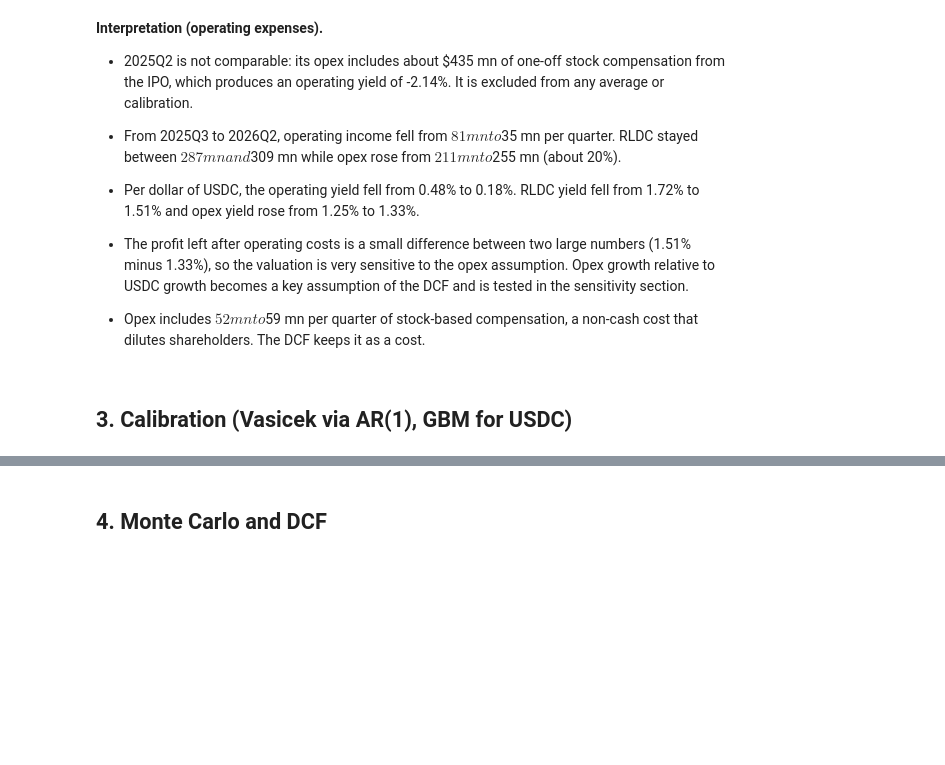
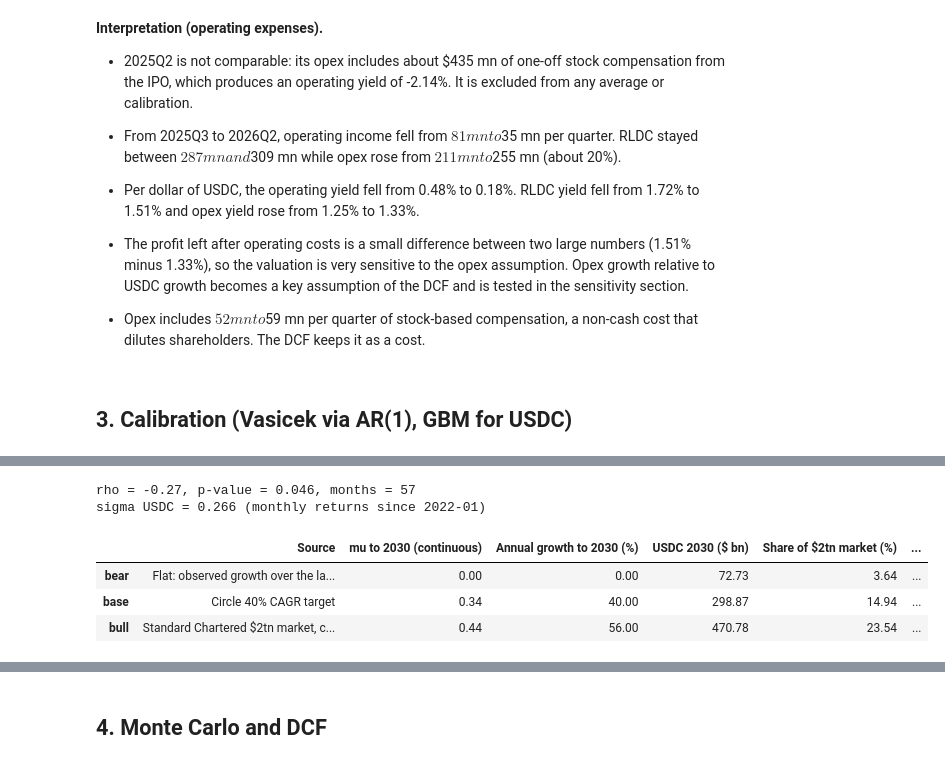
Before and after one commit to ChristopheAbelem/circle-valuation, a Jupyter notebook: notebooks/circle_valuation.ipynb, the cells around one changed output, grey strips where cells are left out. Drawn from its saved outputs; the diff is of its cells as text; code cells hidden in the pictures; blank space fills up the shorter version.

```diff
--- a/notebooks/circle_valuation.ipynb
+++ b/notebooks/circle_valuation.ipynb
@@ -311,0 +313,16 @@ uq[["rldc", "opex", "operating_income", "rldc_yield_pct", "opex_yield_pct", "ope
+# %%
+# Month-end T-bill rate, in % (point-in-time values; the last month, Oct 2026, is partial and is dropped)
+rate_m = tbill["tbill_3m"].resample("ME").last().iloc[:-1]
+dt = 1 / 12  # time between observations, in years
+
+def fit_vasicek(r, dt):
+    """AR(1): r[t+1] = a + b * r[t] + error. Returns the Vasicek parameters."""
+    x, y = r.values[:-1], r.values[1:]
+    b, a = np.polyfit(x, y, 1)                # slope and intercept of the regression
+    s = (y - (a + b * x)).std(ddof=2)         # std of the regression residual
+    kappa = -np.log(b) / dt                   # speed of mean reversion, per year
+    theta = a / (1 - b)                       # long-run mean, in %
+    sigma = s * np.sqrt(2 * kappa / (1 - b**2))  # volatility, in % per sqrt(year)
+    return {"a": a, "b": b, "kappa": kappa, "theta": theta, "sigma": sigma, "half_life_years": np.log(2) / kappa}
+
+pd.Series(fit_vasicek(rate_m, dt))
@@ -311,0 +407,64 @@ uq[["rldc", "opex", "operating_income", "rldc_yield_pct", "opex_yield_pct", "ope
+# %%
+pd.set_option("display.max_colwidth", None)  # show full text in table cells
+
+shocks = pd.DataFrame({"d_rate": rate_m.diff(), "usdc_logret": logret}).loc["2022-01":].dropna()  # same window as sigma
+rho, p_value = stats.pearsonr(shocks["d_rate"], shocks["usdc_logret"])
+sigma_usdc = fit_gbm(logret.loc["2022-01":])["sigma_pct"] / 100  # month-end returns since 2022
+print(f"rho = {rho:.2f}, p-value = {p_value:.3f}, months = {len(shocks)}")
+print(f"sigma USDC = {sigma_usdc:.3f} (monthly returns since 2022-01)")
+
+# USDC growth scenarios. The drift changes with time:
+# stage 1 (now to end 2030): scenario growth; stage 2 (2031 to year 10): linear fade to long-run growth.
+S0 = usdc_bn.iloc[-1]  # USDC supply at END_DATE, $ bn
+T1 = 2031 - 2026.8     # years from late Oct 2026 to end 2030
+HORIZON = 10           # projection horizon, years
+G_LONG = 0.04          # long-run nominal growth: Fed longer-run real GDP 2.0% + PCE inflation 2.0% (Sep 2026 projections)
+STABLE_NOW, STABLE_2030 = 309, 2000  # stablecoin supply now and 2030 forecast, $ bn (Standard Chartered, 14 Oct 2026)
+mu1 = {
+    "bear": 0.0,                                    # flat: last-12-month growth is -3.6% to +2.8% depending on the end dates
+    "base": np.log(1.4),                            # Circle 40% through-cycle CAGR target
+    "bull": np.log(STABLE_2030 / STABLE_NOW) / T1,  # market reaches $2tn, USDC keeps its share
+}
+
+def mu_t(t, m1):
+    """Drift at time t (years): m1 until T1, then linear fade to log(1 + G_LONG) at HORIZON."""
+    m_long = np.log(1 + G_LONG)
+    w = np.clip((t - T1) / (HORIZON - T1), 0, 1)
+    return m1 + (m_long - m1) * w
+
+def expected_usdc(t, m1, n=2001):
+    """E[S_t] = S0 * exp(integral of mu from 0 to t), integral by the trapezoid rule."""
+    s = np.linspace(0, t, n)
+    m = mu_t(s, m1)
+    return S0 * np.exp(((m[1:] + m[:-1]) / 2 * np.diff(s)).sum())
+
+# Everything the simulation needs, in decimals (rates converted from %)
+calib = {
+    "r0": r0 / 100,
+    "rates": {k: {"kappa": v["kappa"], "theta": v["theta"] / 100, "sigma": v["sigma"] / 100} for k, v in params.items()},
+    "S0": S0, "T1": T1, "HORIZON": HORIZON, "G_LONG": G_LONG,
+    "mu1": mu1, "sigma_usdc": sigma_usdc, "rho": rho,
+}
+
+sources = {
+    "bear": "Flat: observed growth over the last 12 months",
+    "base": "Circle 40% CAGR target",
+    "bull": "Standard Chartered $2tn market, constant USDC share",
+}
+scenarios = pd.DataFrame({
+    "Source": sources,
+    "mu to 2030 (continuous)": mu1,
+    "Annual growth to 2030 (%)": {k: (np.exp(m) - 1) * 100 for k, m in mu1.items()},
+    "USDC 2030 ($ bn)": {k: expected_usdc(T1, m) for k, m in mu1.items()},
+    "Share of $2tn market (%)": {k: expected_usdc(T1, m) / STABLE_2030 * 100 for k, m in mu1.items()},
+    "USDC year 10, mean ($ bn)": {k: expected_usdc(HORIZON, m) for k, m in mu1.items()},
+    "USDC year 10, median ($ bn)": {k: expected_usdc(HORIZON, m) * np.exp(-sigma_usdc**2 * HORIZON / 2) for k, m in mu1.items()},
+}).loc[["bear", "base", "bull"]]
+scenarios
+# %% [output]
+rho = -0.27, p-value = 0.046, months = 57
+sigma USDC = 0.266 (monthly returns since 2022-01)
+|  | Source | mu to 2030 (continuous) | Annual growth to 2030 (%) | USDC 2030 ($ bn) | Share of $2tn market (%) | ... |
+| bear | Flat: observed growth over the la... | 0.00 | 0.00 | 72.73 | 3.64 | ... |
+| base | Circle 40% CAGR target | 0.34 | 40.00 | 298.87 | 14.94 | ... |
+| bull | Standard Chartered $2tn market, c... | 0.44 | 56.00 | 470.78 | 23.54 | ... |
```
Also changed, not shown: parts of 14 cells of this notebook.
